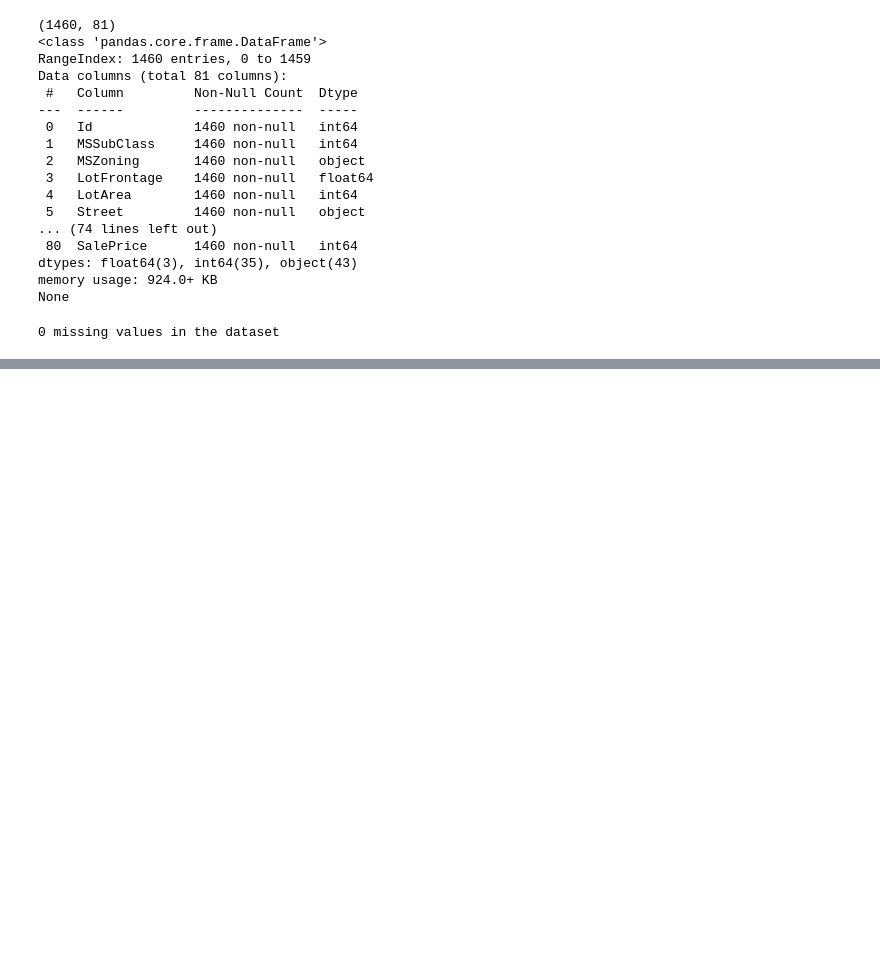
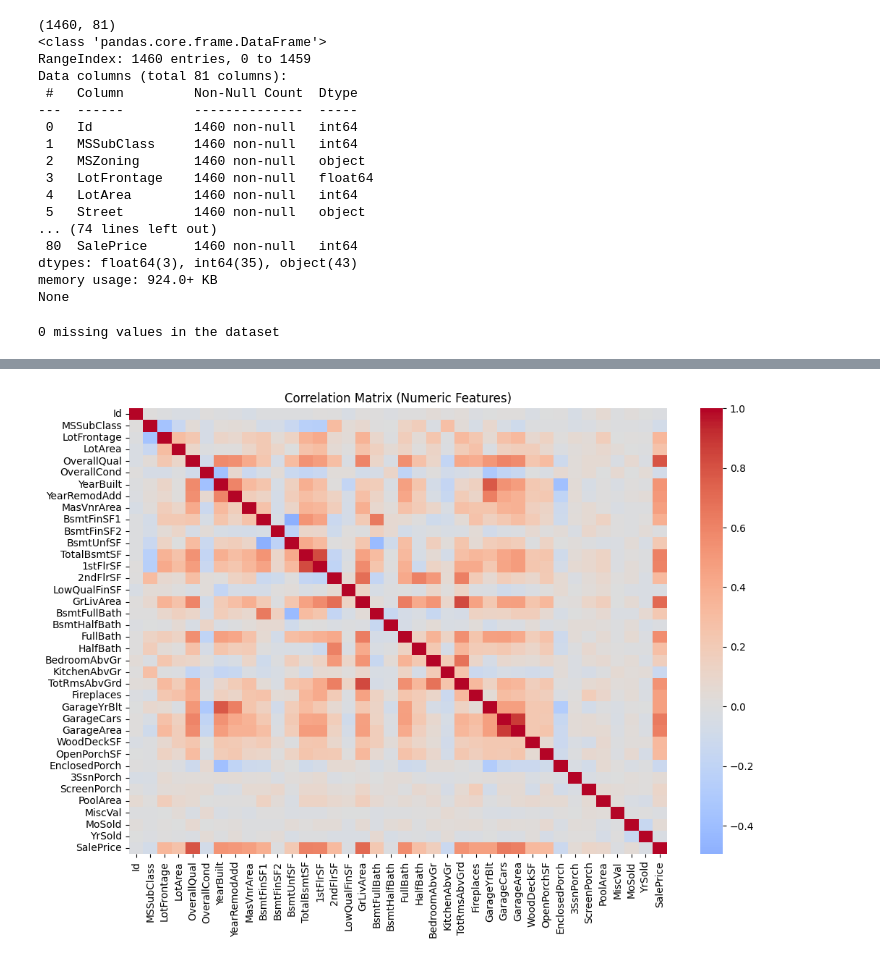
Before and after one commit to ATWIINETIRZAH/Data-Science-Projects, a Jupyter notebook: Housing-prices-prediction/notebook/housing_prices_prediction.ipynb, the cells around one changed output, grey strips where cells are left out. Cells and saved outputs as stored; diff of their text form; code cells hidden in the pictures; blank space fills up the shorter version.

Commit message:
a correlation map with features and saleprice

```diff
--- a/Housing-prices-prediction/notebook/housing_prices_prediction.ipynb
+++ b/Housing-prices-prediction/notebook/housing_prices_prediction.ipynb
@@ -170,0 +187,10 @@ print(df.isnull().sum().sum(), "missing values in the dataset")
+# %%
+
+# Get correlations with SalePrice
+corr = df.corr(numeric_only=True)
+saleprice_corr = corr['SalePrice'].sort_values(ascending=False)
+
+#positive correlation
+print(saleprice_corr.head(15))
+#negative correlation
+print(saleprice_corr.tail(15))
@@ -170,0 +215,7 @@ print(df.isnull().sum().sum(), "missing values in the dataset")
+# %%
+plt.figure(figsize=(12, 8))
+sns.heatmap(corr, cmap="coolwarm", center=0)
+plt.title("Correlation Matrix (Numeric Features)")
+plt.show()
+# %% [output]
+[figure, added]
```
Also changed, not shown: parts of 5 cells of this notebook.
